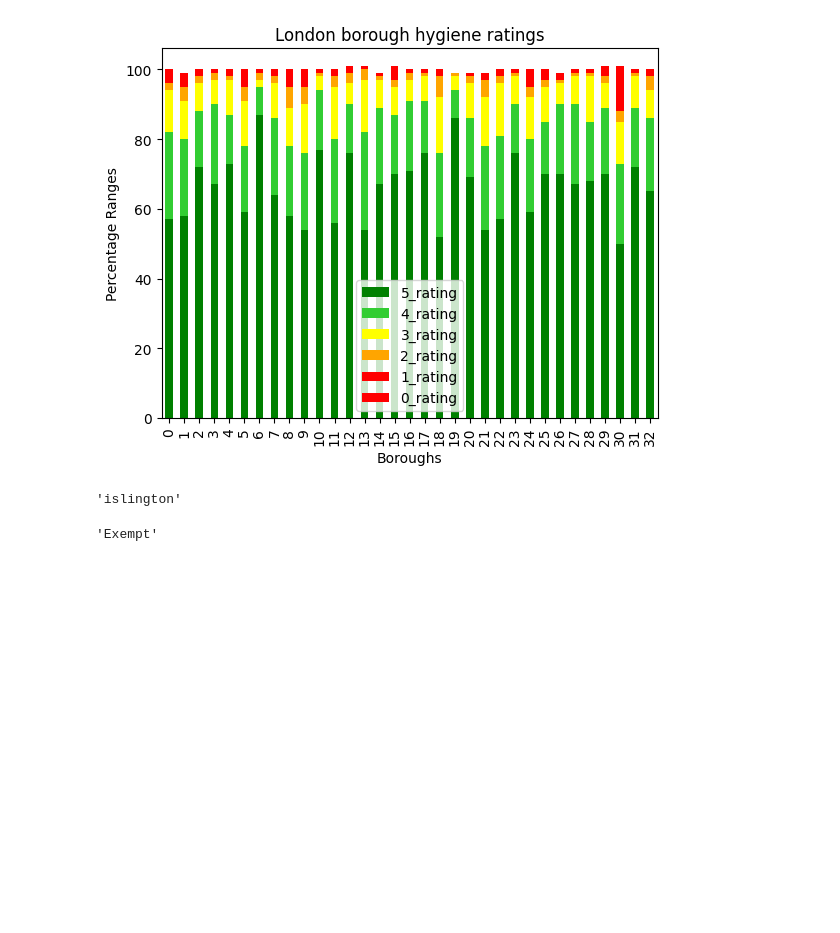
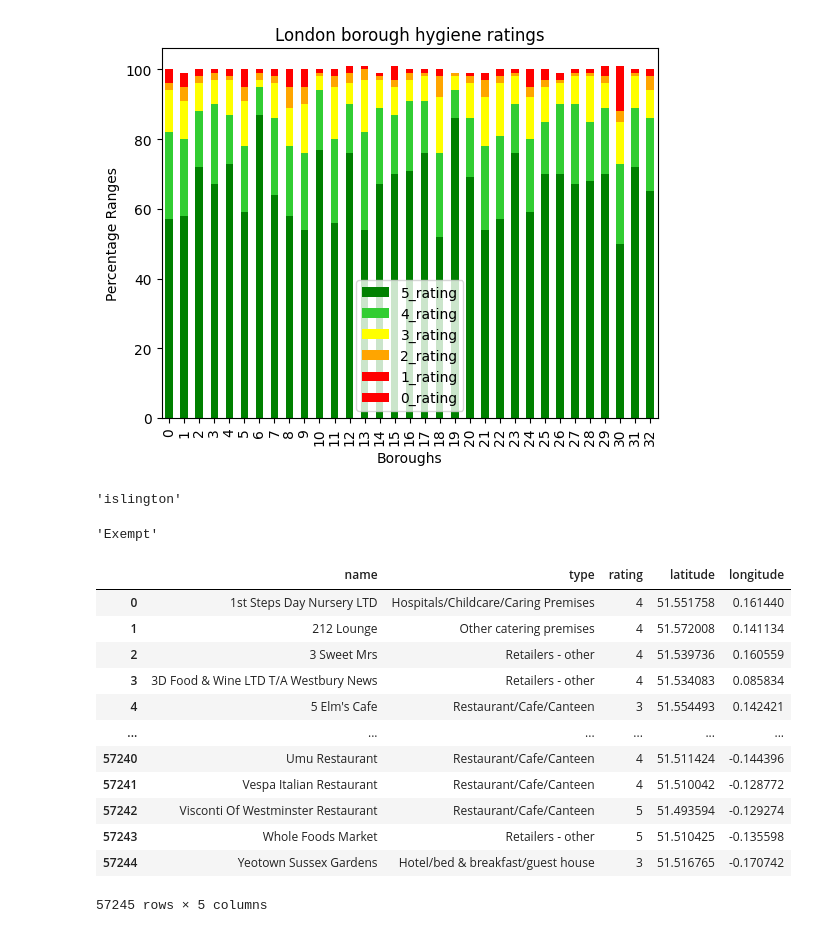
Before and after one commit to PointTensor/london-hygiene-rating, a Jupyter notebook: main.ipynb, the cells around one changed output. Drawn from its saved outputs; the diff is of its cells as text; code cells hidden in the pictures; blank space fills up the shorter version.

```diff
--- a/main.ipynb
+++ b/main.ipynb
@@ -150,0 +136,16 @@ tot_df_geo.to_csv('/Users/rashidalawadhi/Documents/GitHub/data_analysis/excel_sh
+# %%
+df
+# %% [output]
+|  | name | type | rating | latitude | longitude |
+| 0 | 1st Steps Day Nursery LTD | Hospitals/Childcare/Caring Premises | 4 | 51.551758 | 0.161440 |
+| 1 | 212 Lounge | Other catering premises | 4 | 51.572008 | 0.141134 |
+| 2 | 3 Sweet Mrs | Retailers - other | 4 | 51.539736 | 0.160559 |
+| 3 | 3D Food & Wine LTD T/A Westbury News | Retailers - other | 4 | 51.534083 | 0.085834 |
+| 4 | 5 Elm's Cafe | Restaurant/Cafe/Canteen | 3 | 51.554493 | 0.142421 |
+| ... | ... | ... | ... | ... | ... |
+| 57240 | Umu Restaurant | Restaurant/Cafe/Canteen | 4 | 51.511424 | -0.144396 |
+| 57241 | Vespa Italian Restaurant | Restaurant/Cafe/Canteen | 4 | 51.510042 | -0.128772 |
+| 57242 | Visconti Of Westminster Restaurant | Restaurant/Cafe/Canteen | 5 | 51.493594 | -0.129274 |
+| 57243 | Whole Foods Market | Retailers - other | 5 | 51.510425 | -0.135598 |
+| 57244 | Yeotown Sussex Gardens | Hotel/bed & breakfast/guest house | 3 | 51.516765 | -0.170742 |
+57245 rows × 5 columns
```
Also changed, not shown: parts of 6 cells of this notebook, 2 other files.
